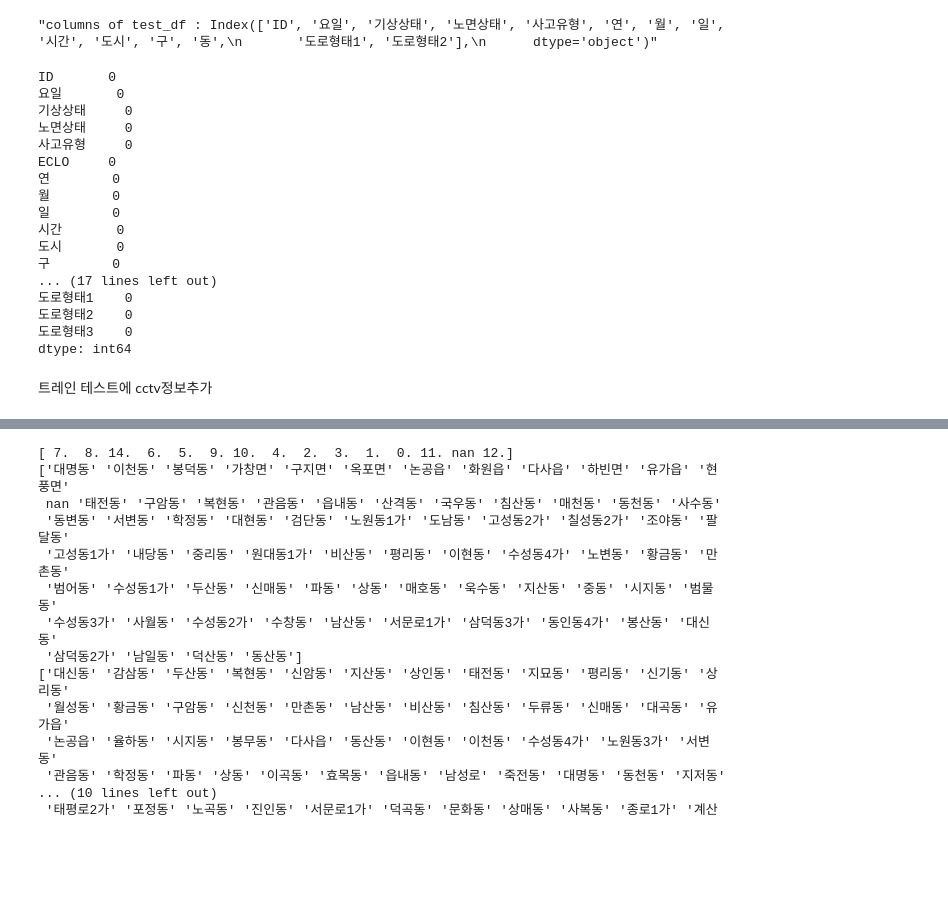
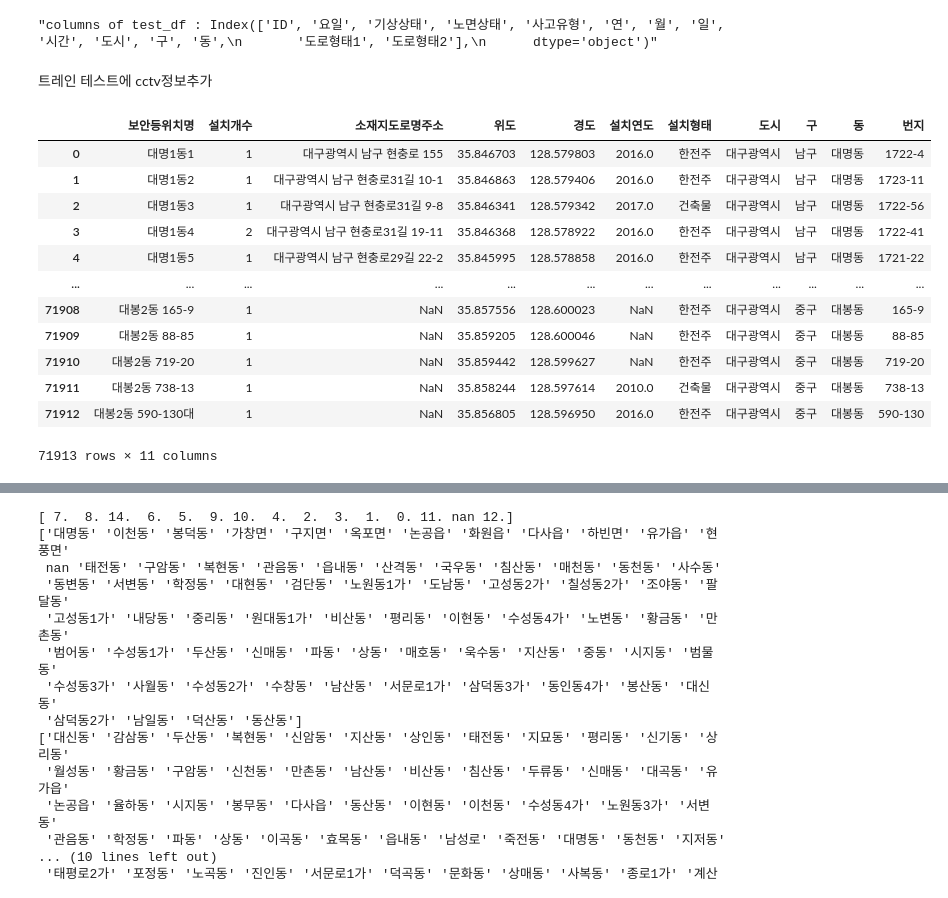
Before and after one commit to JinsolKN/daegu_traffic, a Jupyter notebook: xgboost.ipynb, the cells around one changed output, grey strips where cells are left out. Drawn from its saved outputs; the diff is of its cells as text; code cells hidden in the pictures; blank space fills up the shorter version.

```diff
--- a/xgboost.ipynb
+++ b/xgboost.ipynb
@@ -88,31 +105,26 @@ display(f"columns of test_df : {test_df.columns}")
 "columns of test_df : Index(['ID', '요일', '기상상태', '도로형태', '노면상태', '사고유형', '연', '월', '일', '시간', '도시',\n       '구', '동'],\n      dtype='object')"
 "columns of train_df : Index(['ID', '요일', '기상상태', '노면상태', '사고유형', 'ECLO', '연', '월', '일', '시간', '도시',\n       '구', '동', '도로형태1', '도로형태2'],\n      dtype='object')"
 "columns of test_df : Index(['ID', '요일', '기상상태', '노면상태', '사고유형', '연', '월', '일', '시간', '도시', '구', '동',\n       '도로형태1', '도로형태2'],\n      dtype='object')"
-# %%
-#직선, 혼잡, 골목, 시골 주관적 분리
-road_feature_df = pd.read_csv('/content/drive/MyDrive/colab/daegu_traffic/도로형태3.csv')
-train_df = pd.merge(train_df, road_feature_df, on='동', how='inner')
-train_df.shape
-
-test_df = pd.merge(test_df, road_feature_df, on='동', how='inner')
-test_df.shape
-# %% [output]
-ID       0
-요일       0
-기상상태     0
-노면상태     0
-사고유형     0
-ECLO     0
-연        0
-월        0
-일        0
-시간       0
-도시       0
-구        0
-... (17 lines left out)
-도로형태1    0
-도로형태2    0
-도로형태3    0
-dtype: int64
 # %% [markdown]
 트레인 테스트에 cctv정보추가
+# %%
+light_org = pd.read_csv('/content/drive/MyDrive/colab/daegu_traffic/external_open/대구 보안등 정보.csv' ,encoding='cp949')
+location_pattern = r'(\S+) (\S+) (\S+) (\S+)'
+
+light_org[['도시', '구', '동','번지']] = light_org['소재지지번주소'].str.extract(location_pattern)
+light_org = light_org.drop(columns=['소재지지번주소'])
+light_org
+# %% [output]
+|  | 보안등위치명 | 설치개수 | 소재지도로명주소 | 위도 | 경도 | 설치연도 | 설치형태 | 도시 | 구 | 동 | 번지 |
+| 0 | 대명1동1 | 1 | 대구광역시 남구 현충로 155 | 35.846703 | 128.579803 | 2016.0 | 한전주 | 대구광역시 | 남구 | 대명동 | 1722-4 |
+| 1 | 대명1동2 | 1 | 대구광역시 남구 현충로31길 10-1 | 35.846863 | 128.579406 | 2016.0 | 한전주 | 대구광역시 | 남구 | 대명동 | 1723-11 |
+| 2 | 대명1동3 | 1 | 대구광역시 남구 현충로31길 9-8 | 35.846341 | 128.579342 | 2017.0 | 건축물 | 대구광역시 | 남구 | 대명동 | 1722-56 |
+| 3 | 대명1동4 | 2 | 대구광역시 남구 현충로31길 19-11 | 35.846368 | 128.578922 | 2016.0 | 한전주 | 대구광역시 | 남구 | 대명동 | 1722-41 |
+| 4 | 대명1동5 | 1 | 대구광역시 남구 현충로29길 22-2 | 35.845995 | 128.578858 | 2016.0 | 한전주 | 대구광역시 | 남구 | 대명동 | 1721-22 |
+| ... | ... | ... | ... | ... | ... | ... | ... | ... | ... | ... | ... |
+| 71908 | 대봉2동 165-9 | 1 | NaN | 35.857556 | 128.600023 | NaN | 한전주 | 대구광역시 | 중구 | 대봉동 | 165-9 |
+| 71909 | 대봉2동 88-85 | 1 | NaN | 35.859205 | 128.600046 | NaN | 한전주 | 대구광역시 | 중구 | 대봉동 | 88-85 |
+| 71910 | 대봉2동 719-20 | 1 | NaN | 35.859442 | 128.599627 | NaN | 한전주 | 대구광역시 | 중구 | 대봉동 | 719-20 |
+| 71911 | 대봉2동 738-13 | 1 | NaN | 35.858244 | 128.597614 | 2010.0 | 건축물 | 대구광역시 | 중구 | 대봉동 | 738-13 |
+| 71912 | 대봉2동 590-130대 | 1 | NaN | 35.856805 | 128.596950 | 2016.0 | 한전주 | 대구광역시 | 중구 | 대봉동 | 590-130 |
+71913 rows × 11 columns
```
Also changed, not shown: parts of 17 cells of this notebook.
